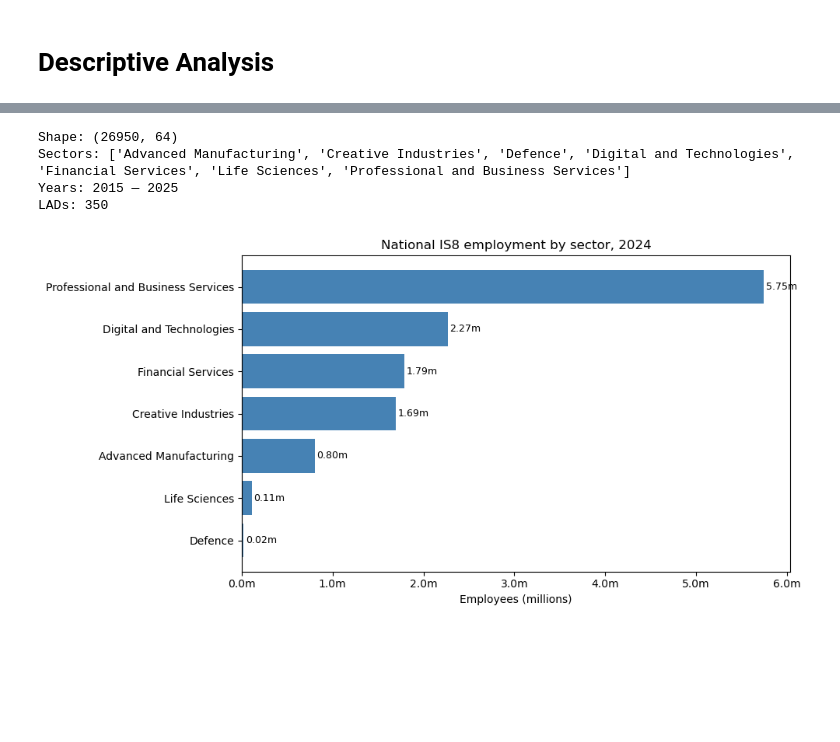
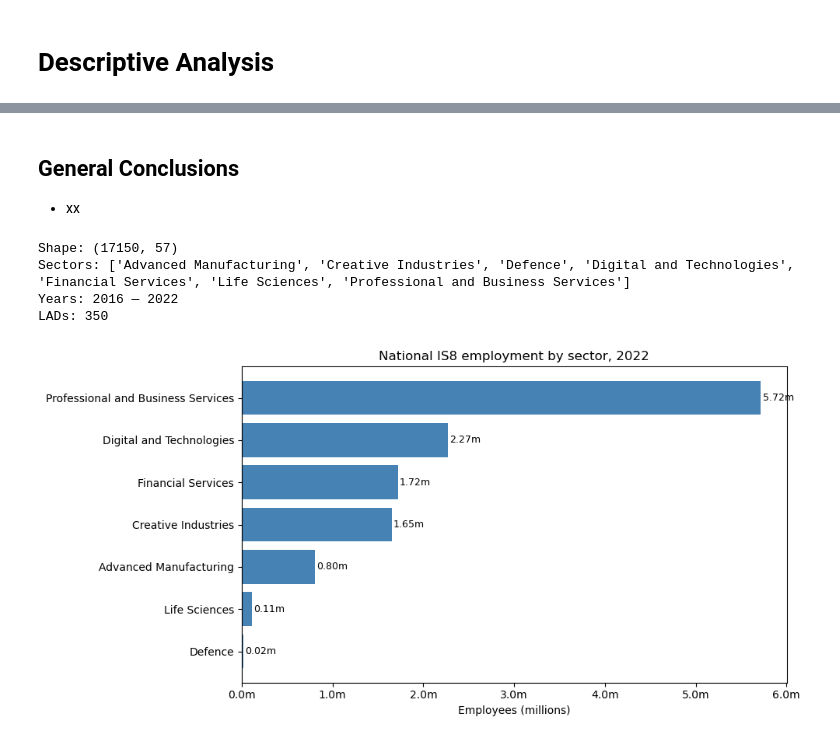
Before and after one commit to Phirtia/Economic_Observatory, a Jupyter notebook: notebooks/Franco/descriptive_analysis.ipynb, the cells around one changed output, grey strips where cells are left out. Cells and saved outputs as stored; diff of their text form; code cells hidden in the pictures; blank space fills up the shorter version.

```diff
--- a/notebooks/Franco/descriptive_analysis.ipynb
+++ b/notebooks/Franco/descriptive_analysis.ipynb
@@ -43,6 +3,9 @@ Under EEG this is a coordination failure — the ingredients are there but the s
+# %% [markdown]
+## General Conclusions
+- xx
 # %%
 import sys
-sys.path.insert(0, "..")
+sys.path.insert(0, "../..")
 
 import pandas as pd
 import numpy as np
@@ -51,43 +14,44 @@ import matplotlib.ticker as mticker
 import yaml
 
 # --- Setup ---
-with open("../config.yml", "r") as f:
+with open("../../config.yml", "r") as f:
     config = yaml.safe_load(f)
 
 # --- Load indicators panel ---
-panel = pd.read_parquet("../processed_data/indicators_panel.parquet")
+panel = pd.read_parquet("../../data/processed_data/analysis_panel.parquet")
+
 
 print(f"Shape: {panel.shape}")
 print(f"Sectors: {sorted(panel['IS8_SECTOR'].unique())}")
 print(f"Years: {panel['YEAR'].min()} — {panel['YEAR'].max()}")
 print(f"LADs: {panel['GEOGRAPHY_CODE'].nunique()}")
 # %% [output]
-Shape: (26950, 64)
+Shape: (17150, 57)
 Sectors: ['Advanced Manufacturing', 'Creative Industries', 'Defence', 'Digital and Technologies', 'Financial Services', 'Life Sciences', 'Professional and Business Services']
-Years: 2015 — 2025
+Years: 2016 — 2022
 LADs: 350
 # %%
 # --- National IS8 employment by sector (most recent year) ---
-latest_year = 2024
+latest_year = panel['YEAR'].max()
 national = (
     panel[panel['YEAR'] == latest_year]
     .groupby('IS8_SECTOR')['EMPLOYEES']
     .sum()
     .sort_values(ascending=True)
 )
 
 fig, ax = plt.subplots(figsize=(10, 5))
 bars = ax.barh(national.index, national.values / 1_000_000, color='steelblue')
 ax.set_xlabel('Employees (millions)')
 ax.set_title(f'National IS8 employment by sector, {latest_year}')
 ax.xaxis.set_major_formatter(mticker.FuncFormatter(lambda x, _: f'{x:.1f}m'))
 for bar, val in zip(bars, national.values):
     ax.text(bar.get_width() + 0.02, bar.get_y() + bar.get_height()/2,
             f'{val/1_000_000:.2f}m', va='center', fontsize=9)
 plt.tight_layout()
-plt.savefig('../output/charts/national_is8_employment_2024.png', dpi=150)
+plt.savefig('../../output/graphs/Franco/national_is8_employment_2022.png', dpi=150)
 plt.show()
 # %% [output]
-[figure, old version]
+[figure, new version]
 # %%
 print(panel[panel['IS8_SECTOR'] == 'Defence']['EMPLOYEES'].describe())
```
Also changed, not shown: parts of 29 cells of this notebook, 19 other files.
